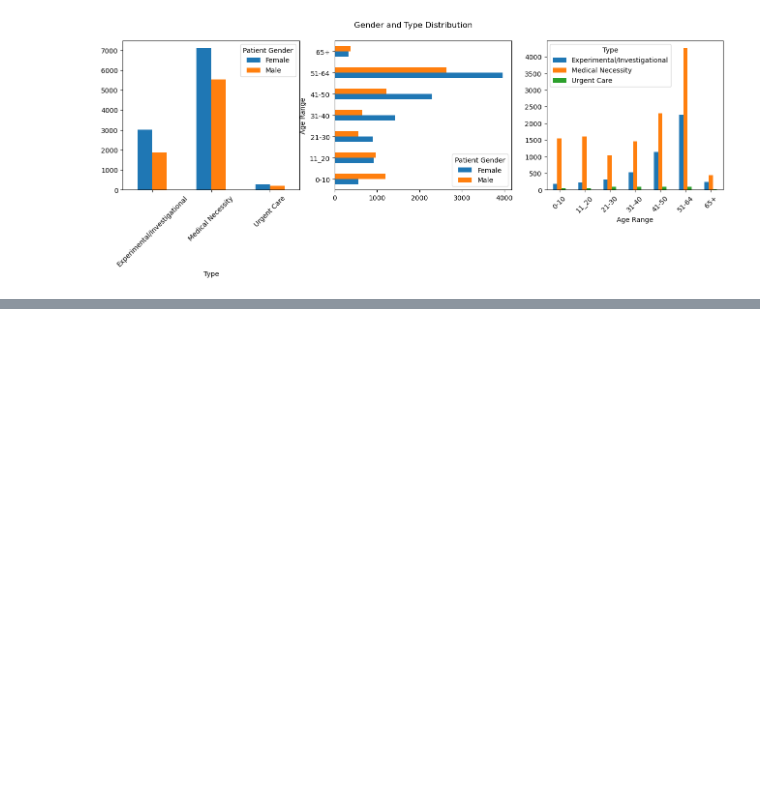
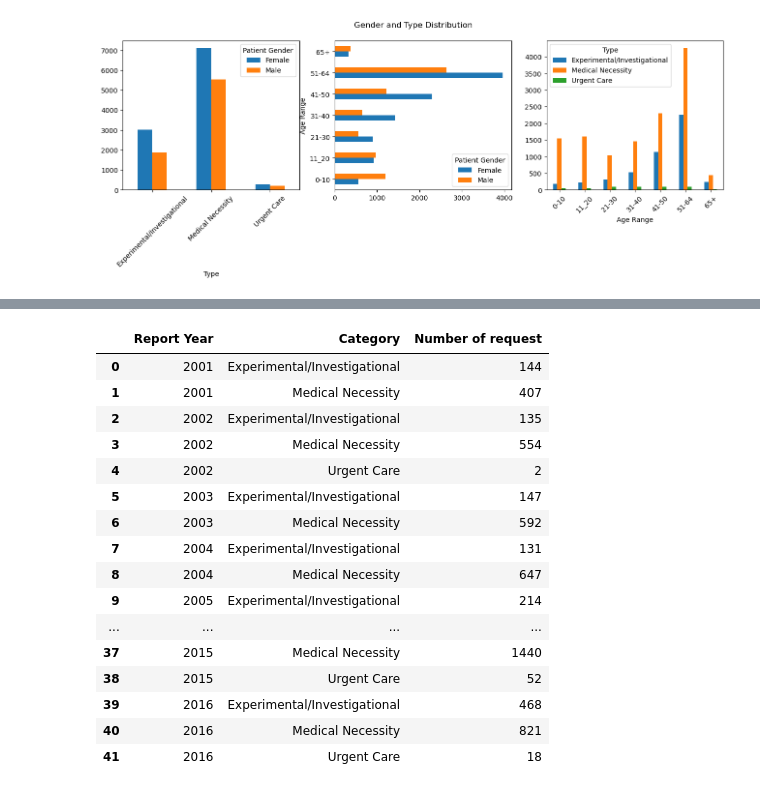
Before and after one commit to rohitkadam1410/Data-Scinence-Projects, a Jupyter notebook: Independent medical review dataset/EDA_independent_medical_review.ipynb, the cells around one changed output, grey strips where cells are left out. Cells and saved outputs as stored; diff of their text form; code cells hidden in the pictures; blank space fills up the shorter version.

```diff
--- a/Independent medical review dataset/EDA_independent_medical_review.ipynb
+++ b/Independent medical review dataset/EDA_independent_medical_review.ipynb
@@ -416,0 +463,24 @@ p = d.unstack(level=1).plot(kind='bar', ax=ax[2],rot=45,fontsize=10)
+# %%
+year_wise_request_by_type = year_wise_request_by_age = df.groupby(['Report Year','Type']).size().reset_index(name = "Number of request")
+# %%
+year_wise_request_by_type.columns = ['Report Year','Category','Number of request']
+# %%
+year_wise_request_by_type
+# %% [output]
+|  | Report Year | Category | Number of request |
+| 0 | 2001 | Experimental/Investigational | 144 |
+| 1 | 2001 | Medical Necessity | 407 |
+| 2 | 2002 | Experimental/Investigational | 135 |
+| 3 | 2002 | Medical Necessity | 554 |
+| 4 | 2002 | Urgent Care | 2 |
+| 5 | 2003 | Experimental/Investigational | 147 |
+| 6 | 2003 | Medical Necessity | 592 |
+| 7 | 2004 | Experimental/Investigational | 131 |
+| 8 | 2004 | Medical Necessity | 647 |
+| 9 | 2005 | Experimental/Investigational | 214 |
+| ... | ... | ... | ... |
+| 37 | 2015 | Medical Necessity | 1440 |
+| 38 | 2015 | Urgent Care | 52 |
+| 39 | 2016 | Experimental/Investigational | 468 |
+| 40 | 2016 | Medical Necessity | 821 |
+| 41 | 2016 | Urgent Care | 18 |
```
Also changed, not shown: parts of 7 cells of this notebook.
